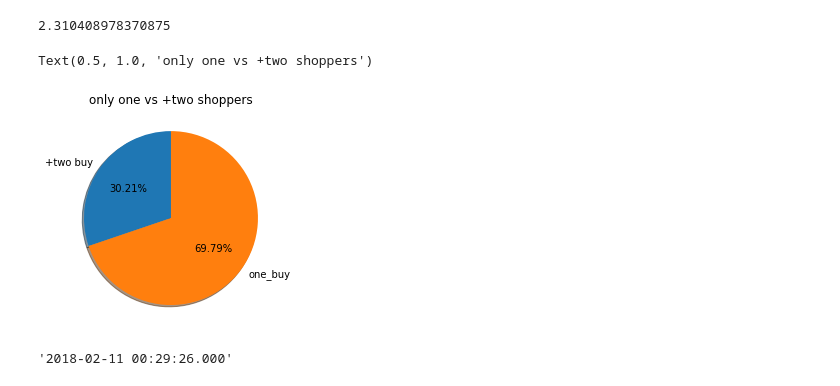
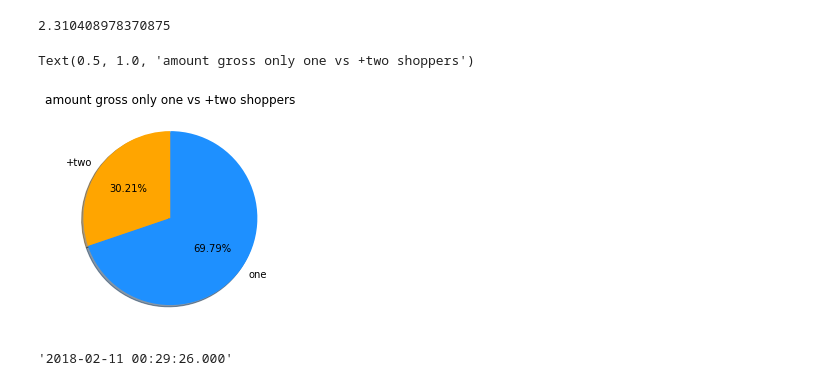
Before and after one commit to MahdiEsrafili/Iran_commercials_analysis, a Jupyter notebook: Digikala_DS/digikala.ipynb, the cells around one changed output. Saved outputs shown, nothing was run; the diff lists cells and outputs as text; code cells hidden in the pictures.

```diff
--- a/Digikala_DS/digikala.ipynb
+++ b/Digikala_DS/digikala.ipynb
@@ -86,12 +87,12 @@ b/a
 2.310408978370875
 # %%
 fig1,ax1= plt.subplots()
-ax1.pie([a,b],labels=['+two buy', 'one_buy'], autopct='%1.2f%%',
-        shadow=True, startangle=90)
-ax1.set_title('only one vs +two shoppers')
+ax1.pie([a,b],labels=['+two', 'one'], autopct='%1.2f%%',
+        shadow=True, startangle=90,colors=['orange','dodgerblue'])
+ax1.set_title('amount gross only one vs +two shoppers')
 # %% [output]
-Text(0.5, 1.0, 'only one vs +two shoppers')
+Text(0.5, 1.0, 'amount gross only one vs +two shoppers')
-[figure, old version]
+[figure, new version]
 # %%
 date = data.loc[1]['DateTime_CartFinalize']
 # %%
```
Also changed, not shown: parts of 2 cells of this notebook, 4 other files.
